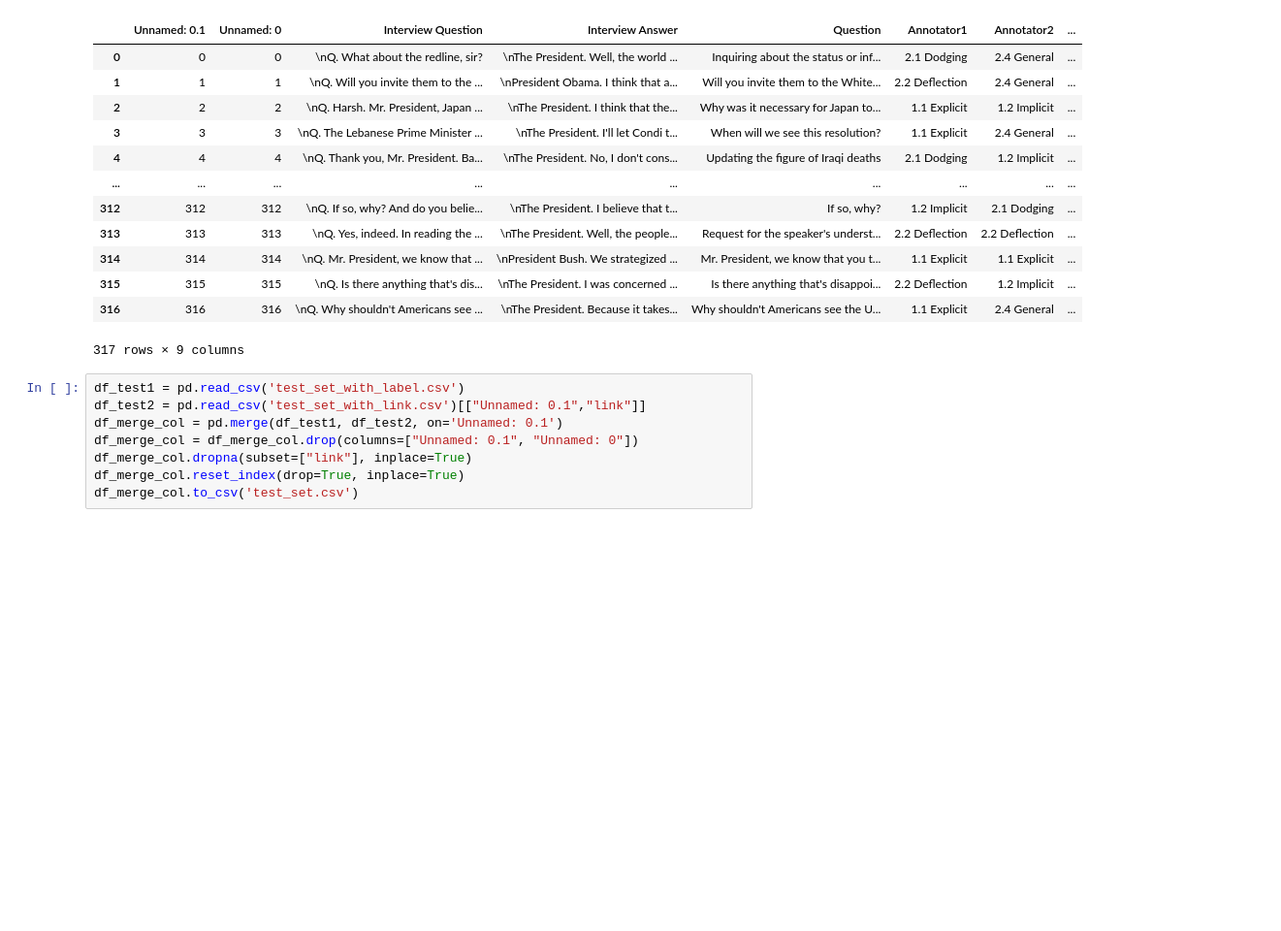
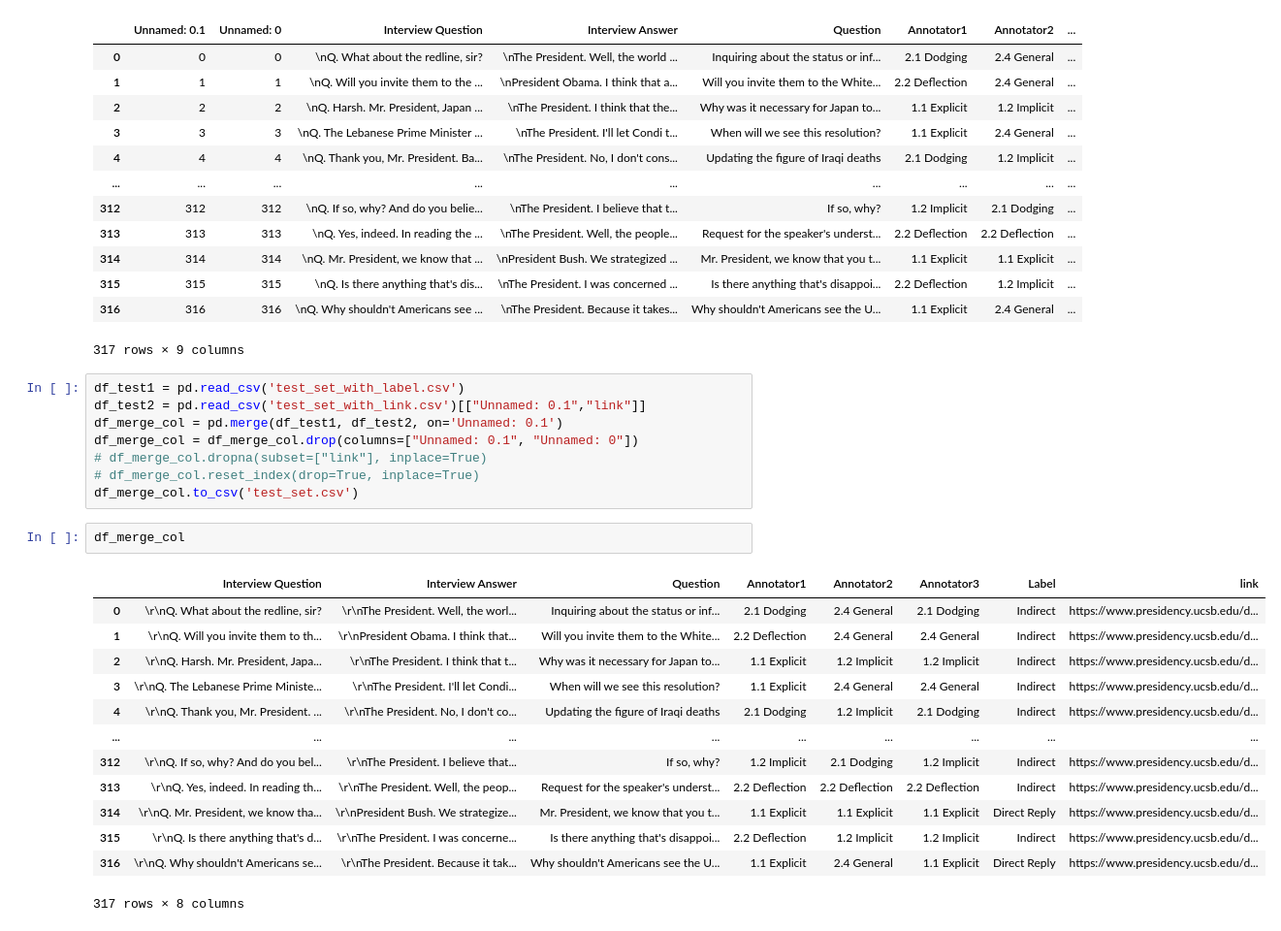
Before and after one commit to Kontilenia/thesis, a Jupyter notebook: data_cleaning.ipynb, the cells around one changed output. Shown at 97% size. Drawn from its saved outputs; the diff is of its cells as text; blank space fills up the shorter version.

Commit message:
undo removal of NaN links

```diff
--- a/data_cleaning.ipynb
+++ b/data_cleaning.ipynb
@@ -381,6 +381,22 @@ df_test1 = pd.read_csv('test_set_with_label.csv')
 df_test2 = pd.read_csv('test_set_with_link.csv')[["Unnamed: 0.1","link"]]
 df_merge_col = pd.merge(df_test1, df_test2, on='Unnamed: 0.1')
 df_merge_col = df_merge_col.drop(columns=["Unnamed: 0.1", "Unnamed: 0"])
-df_merge_col.dropna(subset=["link"], inplace=True)
-df_merge_col.reset_index(drop=True, inplace=True)
+# df_merge_col.dropna(subset=["link"], inplace=True)
+# df_merge_col.reset_index(drop=True, inplace=True)
 df_merge_col.to_csv('test_set.csv')
+# %%
+df_merge_col
+# %% [output]
+|  | Interview Question | Interview Answer | Question | Annotator1 | Annotator2 | Annotator3 | Label | link |
+| 0 | \r\nQ. What about the redline, sir? | \r\nThe President. Well, the worl... | Inquiring about the status or inf... | 2.1 Dodging | 2.4 General | 2.1 Dodging | Indirect | https://www.presidency.ucsb.edu/d... |
+| 1 | \r\nQ. Will you invite them to th... | \r\nPresident Obama. I think that... | Will you invite them to the White... | 2.2 Deflection | 2.4 General | 2.4 General | Indirect | https://www.presidency.ucsb.edu/d... |
+| 2 | \r\nQ. Harsh. Mr. President, Japa... | \r\nThe President. I think that t... | Why was it necessary for Japan to... | 1.1 Explicit | 1.2 Implicit | 1.2 Implicit | Indirect | https://www.presidency.ucsb.edu/d... |
+| 3 | \r\nQ. The Lebanese Prime Ministe... | \r\nThe President. I'll let Condi... | When will we see this resolution? | 1.1 Explicit | 2.4 General | 2.4 General | Indirect | https://www.presidency.ucsb.edu/d... |
+| 4 | \r\nQ. Thank you, Mr. President. ... | \r\nThe President. No, I don't co... | Updating the figure of Iraqi deaths | 2.1 Dodging | 1.2 Implicit | 2.1 Dodging | Indirect | https://www.presidency.ucsb.edu/d... |
+| ... | ... | ... | ... | ... | ... | ... | ... | ... |
+| 312 | \r\nQ. If so, why? And do you bel... | \r\nThe President. I believe that... | If so, why? | 1.2 Implicit | 2.1 Dodging | 1.2 Implicit | Indirect | https://www.presidency.ucsb.edu/d... |
+| 313 | \r\nQ. Yes, indeed. In reading th... | \r\nThe President. Well, the peop... | Request for the speaker's underst... | 2.2 Deflection | 2.2 Deflection | 2.2 Deflection | Indirect | https://www.presidency.ucsb.edu/d... |
+| 314 | \r\nQ. Mr. President, we know tha... | \r\nPresident Bush. We strategize... | Mr. President, we know that you t... | 1.1 Explicit | 1.1 Explicit | 1.1 Explicit | Direct Reply | https://www.presidency.ucsb.edu/d... |
+| 315 | \r\nQ. Is there anything that's d... | \r\nThe President. I was concerne... | Is there anything that's disappoi... | 2.2 Deflection | 1.2 Implicit | 1.2 Implicit | Indirect | https://www.presidency.ucsb.edu/d... |
+| 316 | \r\nQ. Why shouldn't Americans se... | \r\nThe President. Because it tak... | Why shouldn't Americans see the U... | 1.1 Explicit | 2.4 General | 1.1 Explicit | Direct Reply | https://www.presidency.ucsb.edu/d... |
+317 rows × 8 columns
```
